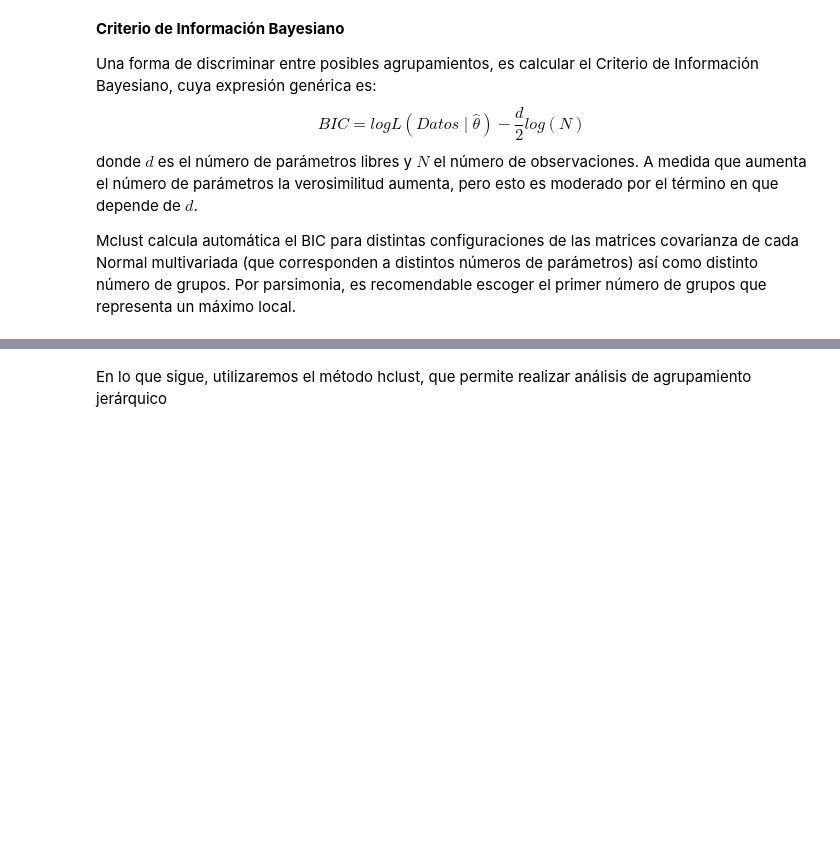
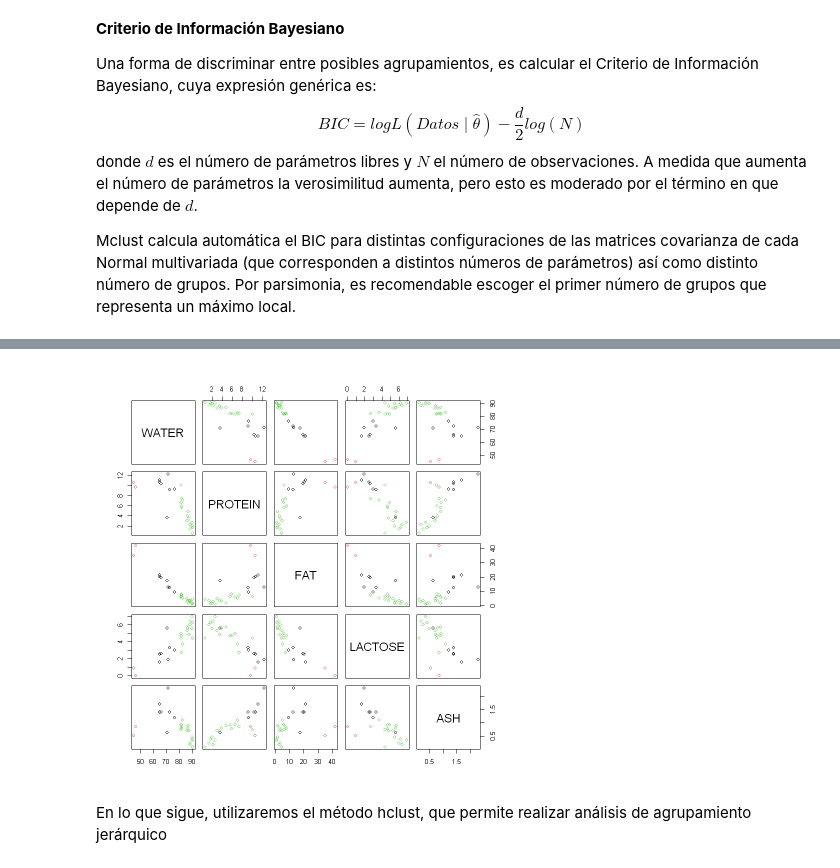
Before and after one commit to ekkusi/INFO257-PCA, a Jupyter notebook: clustering/Clustering_Notebook2.ipynb, the cells around one changed output, grey strips where cells are left out. Drawn from its saved outputs; the diff is of its cells as text; code cells hidden in the pictures; blank space fills up the shorter version.

```diff
--- a/clustering/Clustering_Notebook2.ipynb
+++ b/clustering/Clustering_Notebook2.ipynb
@@ -115,3 +161,9 @@ b) Discuta y compare  sus resultados con aquellos obtenidos con k-means
+# %%
+cl<-kmeans(datos,3,iter.max=1000,nstart=10)
+#grafica los datos coloreados con el grupo asignado en planos de pares de variables
+pairs(datos,col=cl$cluster)
+# %% [output]
+[figure, added]
 # %% [markdown]
 En lo que sigue, utilizaremos el método hclust, que permite realizar análisis de agrupamiento jerárquico
 # %%
```
Also changed, not shown: parts of 5 cells of this notebook.
